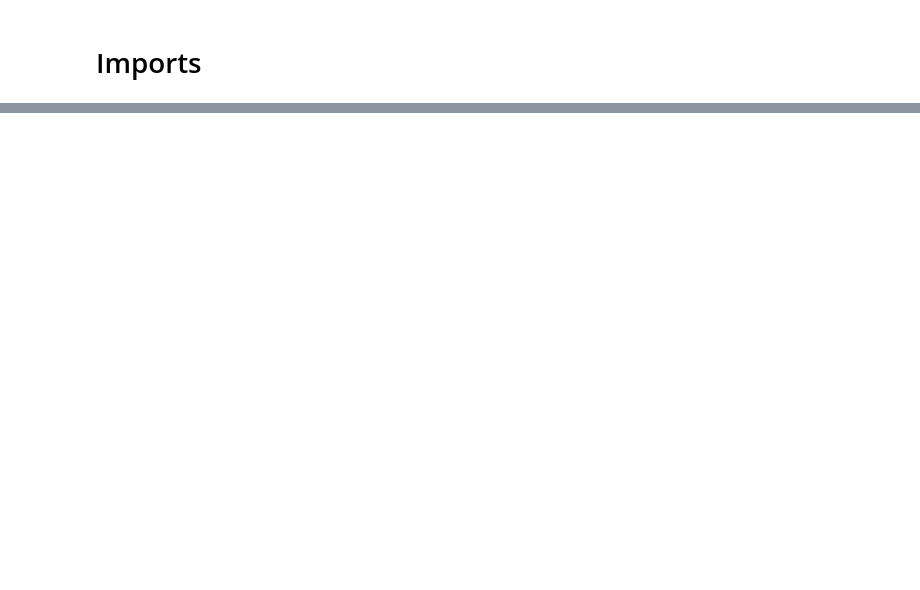
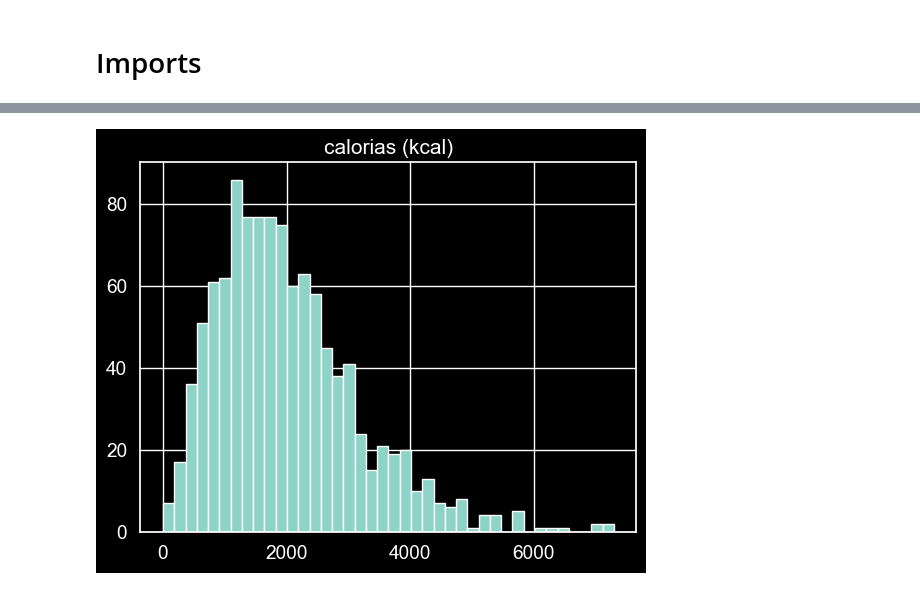
Before and after one commit to MartinPaGarcia/Ciencia-de-Datos, a Jupyter notebook: Dataframe.ipynb, the cells around one changed output, grey strips where cells are left out. Saved outputs shown, nothing was run; the diff lists cells and outputs as text; code cells hidden in the pictures; blank space fills up the shorter version.

```diff
--- a/Dataframe.ipynb
+++ b/Dataframe.ipynb
@@ -261,0 +312,16 @@ def read_new_data(new: bool):                                         # I think
+# %%
+parameter = 3     # parameter to plot
+
+
+# 2 for num. comidas, 9 for colesterol (mg)
+# 31 for num. comidas, 35 for colesterol (mg), 40 for the rest
+if parameter == 2: bins = 23
+elif parameter == 9: bins = 30
+else: bins = 40
+
+plt.hist(data[parameters[parameter]], bins=bins)
+plt.title(parameters[parameter])
+plt.grid(True)
+plt.show()
+# %% [output]
+[figure, added]
```
Also changed, not shown: parts of 43 cells of this notebook, 3 other files.
